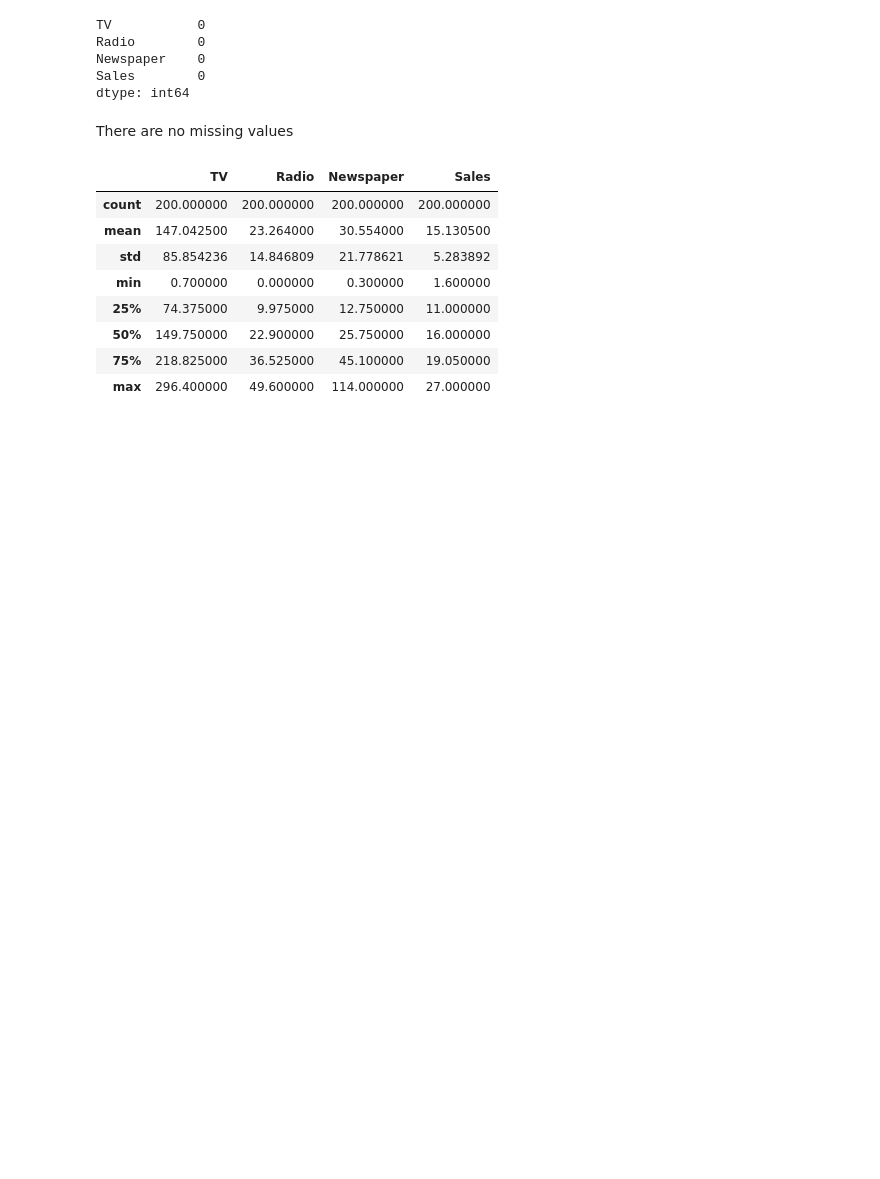
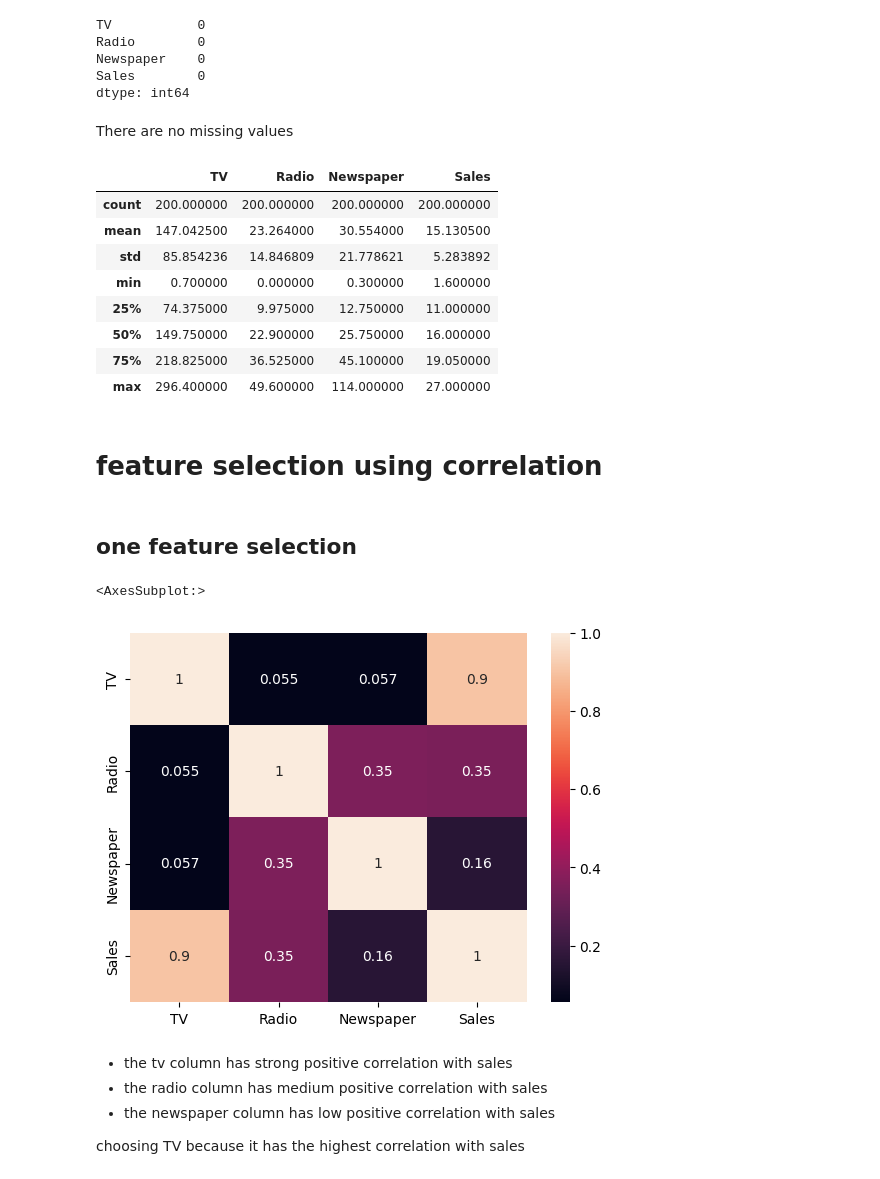
Before and after one commit to zecenbajra55/CODSOFT, a Jupyter notebook: sales prediction using python/sales prediction.ipynb, the cells around one changed output. Drawn from its saved outputs; the diff is of its cells as text; code cells hidden in the pictures; blank space fills up the shorter version.

Commit message:
single feature selection

```diff
--- a/sales prediction using python/sales prediction.ipynb
+++ b/sales prediction using python/sales prediction.ipynb
@@ -57,3 +57,19 @@ df.describe()
 | 50% | 149.750000 | 22.900000 | 25.750000 | 16.000000 |
 | 75% | 218.825000 | 36.525000 | 45.100000 | 19.050000 |
 | max | 296.400000 | 49.600000 | 114.000000 | 27.000000 |
+# %% [markdown]
+# feature selection using correlation
+# %% [markdown]
+## one feature selection
+# %%
+import seaborn as sns
+sns.heatmap(df.corr(),annot=True)
+# %% [output]
+<AxesSubplot:>
+[figure, added]
+# %% [markdown]
+* the tv column has strong positive correlation with sales
+* the radio column has medium positive correlation with sales
+* the newspaper column has low positive correlation with sales
+
+choosing TV because it has the highest correlation with sales
```
Also changed, not shown: parts of 5 cells of this notebook.
